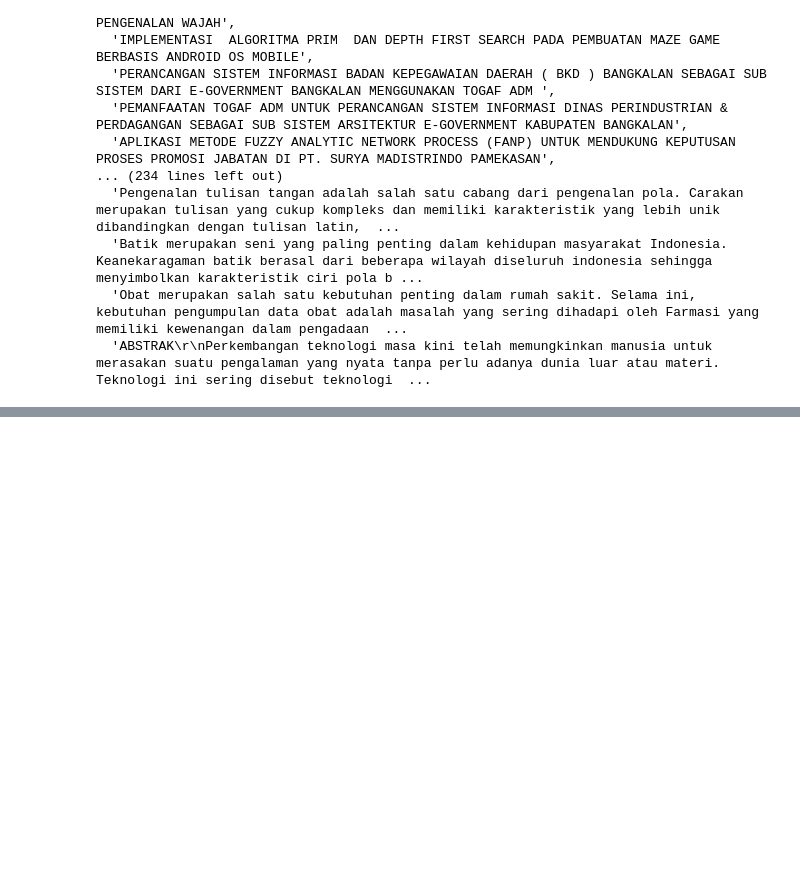
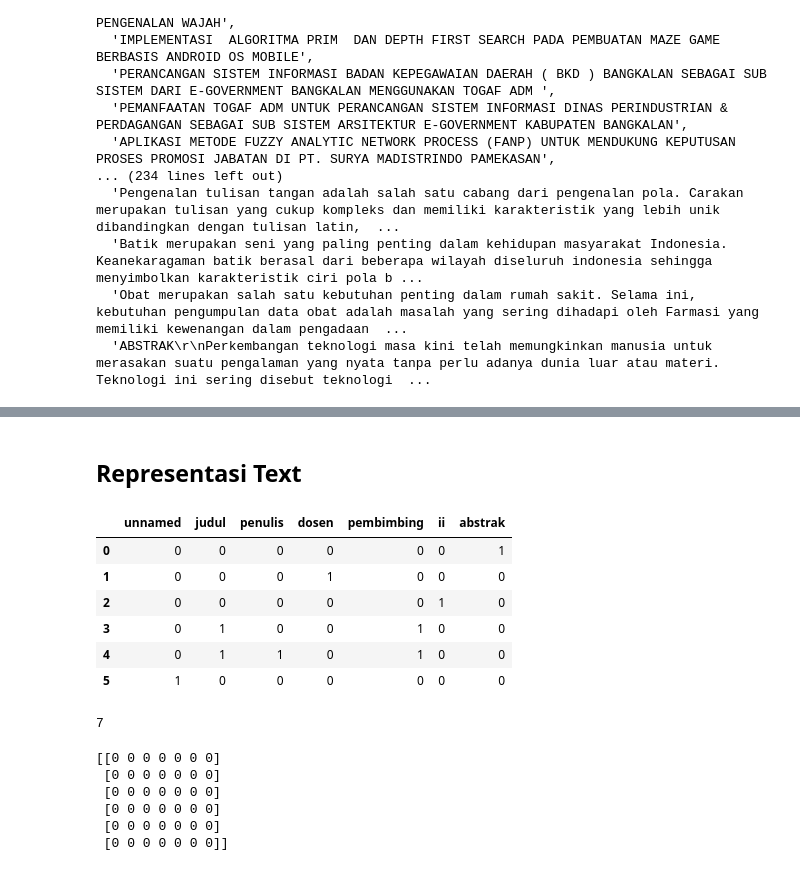
Before and after one commit to MeAdila/ppw, a Jupyter notebook: _sources/PTA.ipynb, the cells around one changed output, grey strips where cells are left out. Drawn from its saved outputs; the diff is of its cells as text; code cells hidden in the pictures; blank space fills up the shorter version.

```diff
--- a/_sources/PTA.ipynb
+++ b/_sources/PTA.ipynb
@@ -111,0 +131,5 @@ show_csv
+# %%
+#case folding
+lower_case = show_csv['Abstrak'].str.lower()
+data_lower_case = pd.concat([pd.DataFrame(lower_case, columns=["Abstrak"])], axis=1)
+data_lower_case
@@ -111,0 +154,12 @@ show_csv
+# %%
+#cleaning
+import re
+clean =[]
+for i in range (len(lower_case)):
+  clean_mention  = re.sub("@[A-Za-z0-9_]+","", lower_case[i]) #clenasing mention
+  clean_hashtag = re.sub("#[A-Za-z0-9_]+","", clean_mention) #clenasing hashtag
+  clean_url = re.sub(r'http\S+', '', clean_hashtag) #cleansing url link
+  clean_char = re.sub("[^a-zA-Z ]+"," ", clean_url) #cleansing character
+  clean.append(clean_char)
+clean_result = pd.DataFrame(clean,columns=['Hasil Cleaning'])
+clean_result
@@ -111,0 +240,16 @@ show_csv
+# %%
+#steaming
+from Sastrawi.Stemmer.StemmerFactory import StemmerFactory
+
+# inisialisasi stemmer bahasa Indonesia
+factory = StemmerFactory()
+stemmer = factory.create_stemmer()
+
+steaming = []
+for i in range (len(slang_words)):
+  stem = stemmer.stem(slang_words[i])
+  steaming.append(stem)
+# tampilkan hasil stemming
+
+data_steaming = pd.DataFrame(steaming, columns=["Data Steaming"])
+data_steaming
@@ -111,0 +332,2 @@ show_csv
+# %% [markdown]
+## Representasi Text
@@ -111,0 +399,42 @@ show_csv
+# %%
+import pandas as pd
+from sklearn.feature_extraction.text import CountVectorizer
+
+#coun_vect = CountVectorizer()
+coun_vect = CountVectorizer(stop_words= ['at','can','of'])
+count_matrix = coun_vect.fit_transform(corpus)
+count_array = count_matrix.toarray()
+df = pd.DataFrame(data=count_array,columns = coun_vect.vocabulary_.keys())
+df
+# %% [output]
+|  | unnamed | judul | penulis | dosen | pembimbing | ii | abstrak |
+| 0 | 0 | 0 | 0 | 0 | 0 | 0 | 1 |
+| 1 | 0 | 0 | 0 | 1 | 0 | 0 | 0 |
+| 2 | 0 | 0 | 0 | 0 | 0 | 1 | 0 |
+| 3 | 0 | 1 | 0 | 0 | 1 | 0 | 0 |
+| 4 | 0 | 1 | 1 | 0 | 1 | 0 | 0 |
+| 5 | 1 | 0 | 0 | 0 | 0 | 0 | 0 |
+# %%
+print(len(count_array[0]))
+# %% [output]
+7
+# %%
+import numpy as np
+data =[]
+for i in range(len(count_array)):
+  for j in range(len(count_array[0])):
+
+      if (count_array[i,j]> 0):
+        c=count_array[i,j]
+        count_array[i,j]=np.log(count_array[i,j]+1)
+      else :
+         count_array[i,j]= 0
+
+print(count_array)
+# %% [output]
+[[0 0 0 0 0 0 0]
+ [0 0 0 0 0 0 0]
+ [0 0 0 0 0 0 0]
+ [0 0 0 0 0 0 0]
+ [0 0 0 0 0 0 0]
+ [0 0 0 0 0 0 0]]
```
Also changed, not shown: parts of 18 cells of this notebook, 29 other files.
